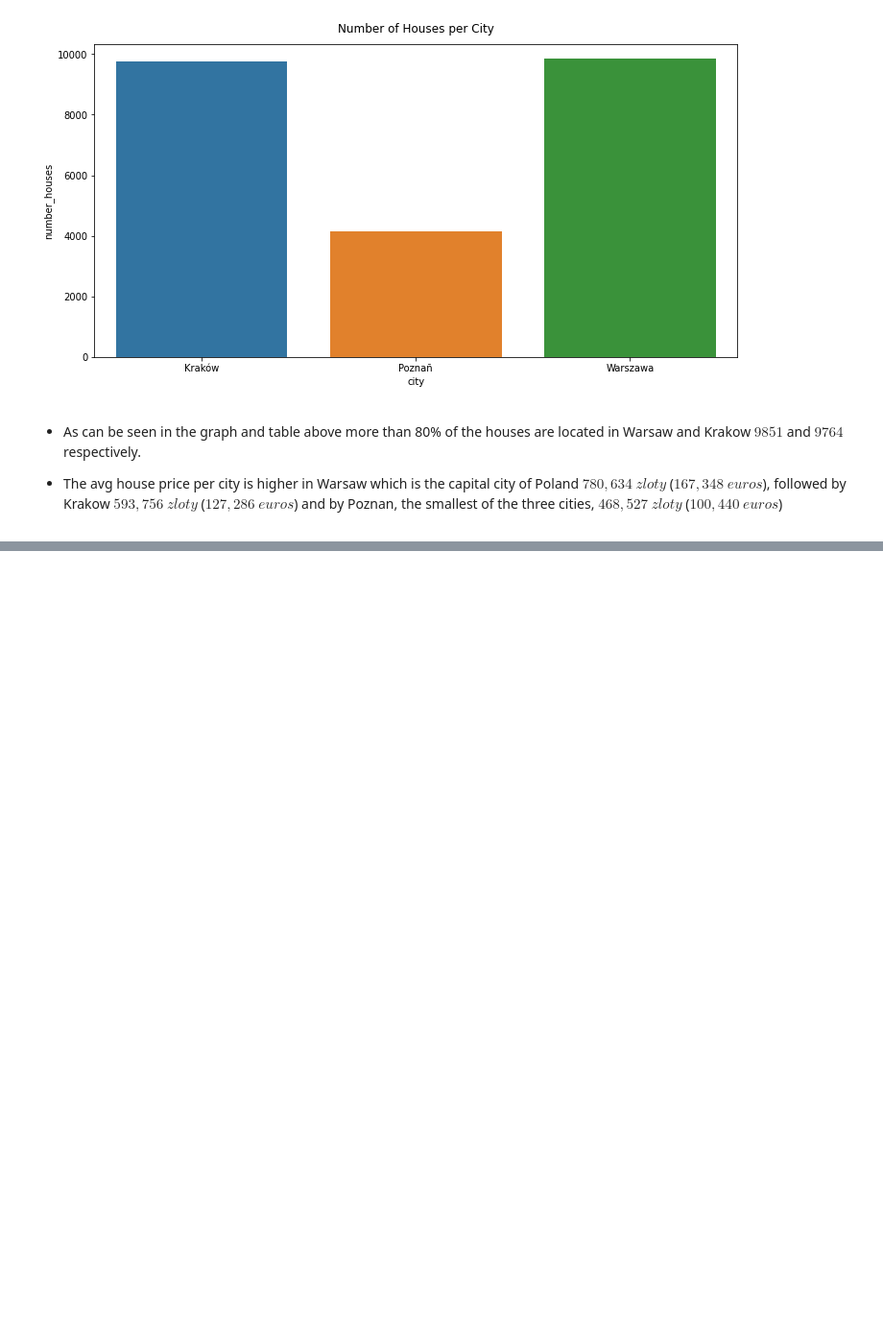
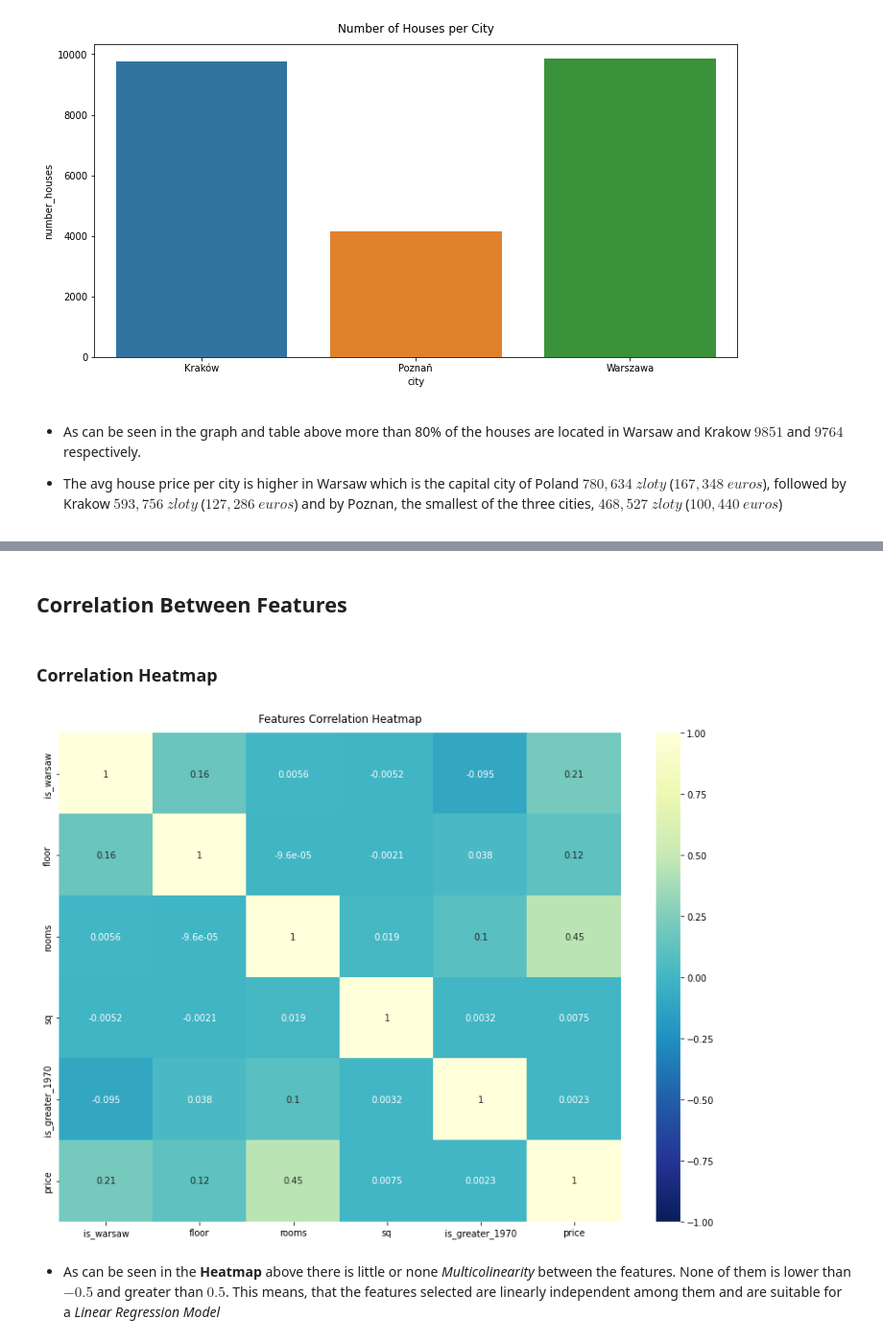
Before and after one commit to princeKike27/Poland-House-Prices-Prediction, a Jupyter notebook: Poland_House_Prices_Prediction.ipynb, the cells around one changed output, grey strips where cells are left out. Shown: that part at 96% size. Drawn from its saved outputs; the diff is of its cells as text; code cells hidden in the pictures; blank space fills up the shorter version.

```diff
--- a/Poland_House_Prices_Prediction.ipynb
+++ b/Poland_House_Prices_Prediction.ipynb
@@ -195,0 +400,5 @@ plt.show()
+# %%
+# create new df
+df_houses_raw = df_houses[['is_warsaw', 'floor', 'rooms', 'sq', 'is_greater_1970', 'price']]
+
+df_houses_raw.head()
@@ -195,0 +421,4 @@ plt.show()
+# %%
+# features df
+features_df = df_houses_raw[['is_warsaw', 'floor', 'rooms', 'sq', 'is_greater_1970']]
+features_df
@@ -195,0 +439,8 @@ plt.show()
+# %%
+# import MinMaxScaler
+from sklearn.preprocessing import MinMaxScaler
+
+# initialize scaler
+scaler = MinMaxScaler()
+# normalize data
+features = scaler.fit_transform(features_df)
@@ -195,0 +453,8 @@ plt.show()
+# %%
+# create df to continue further analysis of normalized features
+df_features = pd.DataFrame(features, columns=['is_warsaw', 'floor', 'rooms', 'sq', 'is_greater_1970'])
+
+# add price column
+df_features['price'] = df_houses_raw['price']
+
+df_features.head()
@@ -195,0 +470,16 @@ plt.show()
+# %% [markdown]
+## Correlation Between Features
+# %% [markdown]
+### Correlation Heatmap
+# %%
+# heatmap of features correlation
+f, ax = plt.subplots(figsize=(14, 10))
+
+sns.heatmap(df_features.corr(), vmin=-1, vmax=1, annot=True, cmap='YlGnBu_r')
+
+plt.title('Features Correlation Heatmap', pad=12)
+plt.show()
+# %% [output]
+[figure, added]
+# %% [markdown]
+- As can be seen in the **Heatmap** above there is little or none *Multicolinearity* between the features. None of them is lower than $-0.5$ and greater than $0.5$. This means, that the features selected are linearly independent among them and are suitable for a *Linear Regression Model*
```
Also changed, not shown: parts of 33 cells of this notebook.
